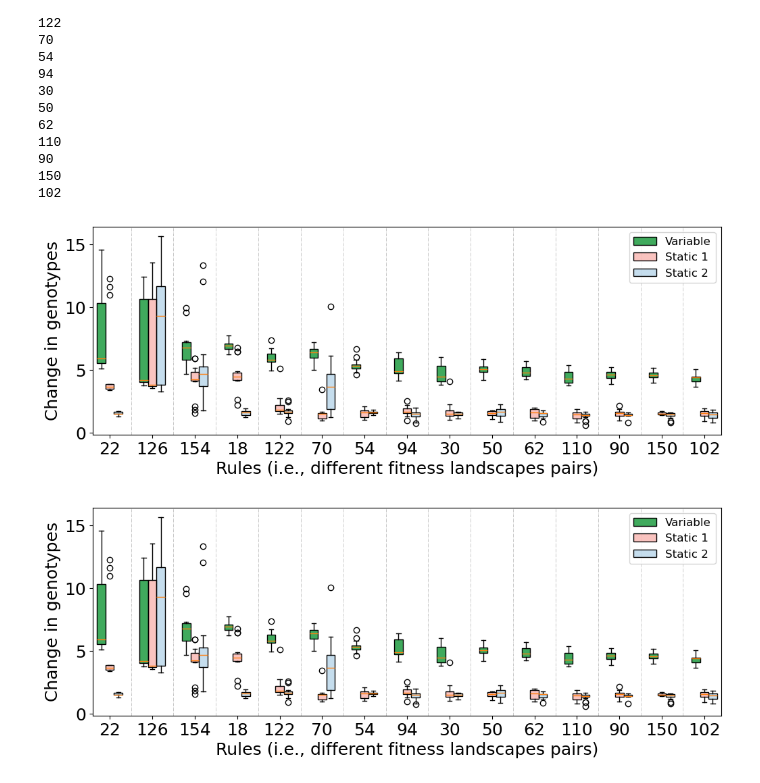
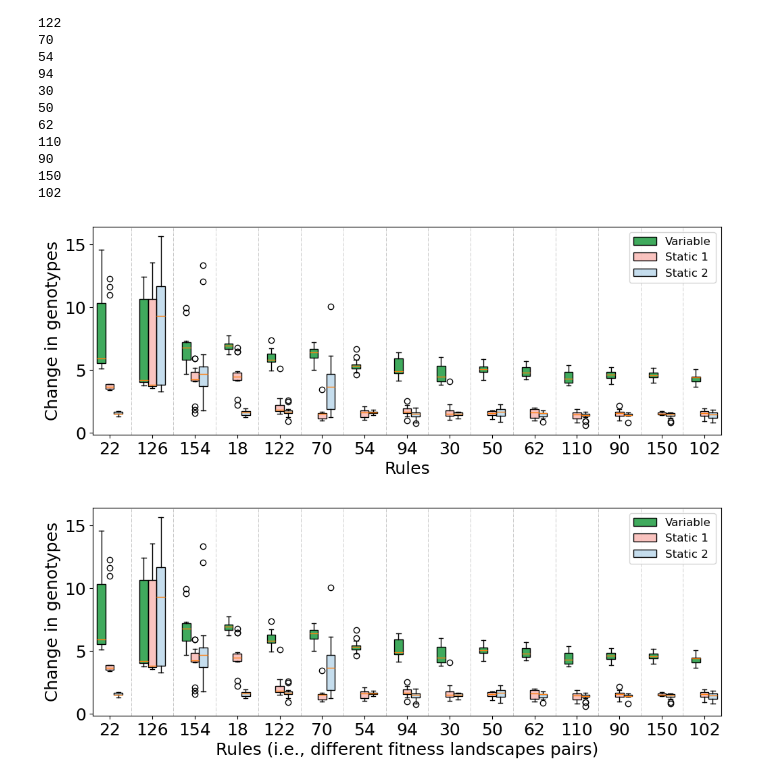
Before and after one commit to Cpetak/CA_GRN2, a Jupyter notebook: variable_grnweights.ipynb, the cells around one changed output. Drawn from its saved outputs; the diff is of its cells as text; code cells hidden in the pictures.

```diff
--- a/variable_grnweights.ipynb
+++ b/variable_grnweights.ipynb
@@ -265,6 +265,18 @@ data = {
 # Save to a file
 with open('grn_explore_measures.pkl', 'wb') as f:
     pickle.dump(data, f)
+# %%
+with open('grn_explore_measures.pkl', 'rb') as f:
+    data = pickle.load(f)
+# %%
+allrules=[22, 126, 154, 18, 122, 70,54,94,30,50,62,110,90,150,102]
+
+vdata = data["v"]
+sdata = data["s"]
+s2data = data["s2"]
+vdata_std = data["vstd"]
+sdata_std = data["sstd"]
+s2data_std = data["s2std"]
 # %%
 # Create the plot
 
@@ -286,35 +298,35 @@ positions3 = np.arange(1, len(s2data) + 1) * scale + 0.5  # Shift right
 
 cmaps=["Greens", "Reds", "Blues"]
 x=160
 
 box1=plt.boxplot(vdata[ixs].T, positions=positions1, patch_artist=True)
 for patch in box1['boxes']:
     color_map = plt.get_cmap(cmaps[0])
     patch.set_facecolor(color_map(x))
 box2=plt.boxplot(sdata[ixs].T, positions=positions2, patch_artist=True)
 for patch in box2['boxes']:
     color_map = plt.get_cmap(cmaps[1])
     rgba = color_map(x)
     patch.set_facecolor((rgba[0], rgba[1], rgba[2], 0.3))
 
 box3=plt.boxplot(s2data[ixs].T, positions=positions3, patch_artist=True)
 for patch in box3['boxes']:
     color_map = plt.get_cmap(cmaps[2])
     rgba = color_map(x)
     patch.set_facecolor((rgba[0], rgba[1], rgba[2], 0.3))
 
 N = 14
 for i in range(N):
     plt.axvline(positions3[i] + 0.75, linestyle="-.", alpha=0.3, c="black",lw=0.5)
 
 plt.legend([box1["boxes"][0], box2["boxes"][0], box3["boxes"][0]], ["Variable", "Static 1", "Static 2"], loc="upper right",prop={'size': 12})
 plt.xticks(ticks=np.arange(1, len(vdata) + 1)*scale, labels=allrules)
 plt.ylabel("Change in genotypes", fontsize=18)
-plt.xlabel("Rules (i.e., different fitness landscapes pairs)", fontsize=18)
+plt.xlabel("Rules", fontsize=18)
 plt.tick_params(axis='both', which='major', labelsize=18)
 plt.show()
 # %% [output]
-[figure, old version]
+[figure, new version]
 # %%
 # Create the plot
 
```
Also changed, not shown: parts of 3 cells of this notebook, 1 other file.
